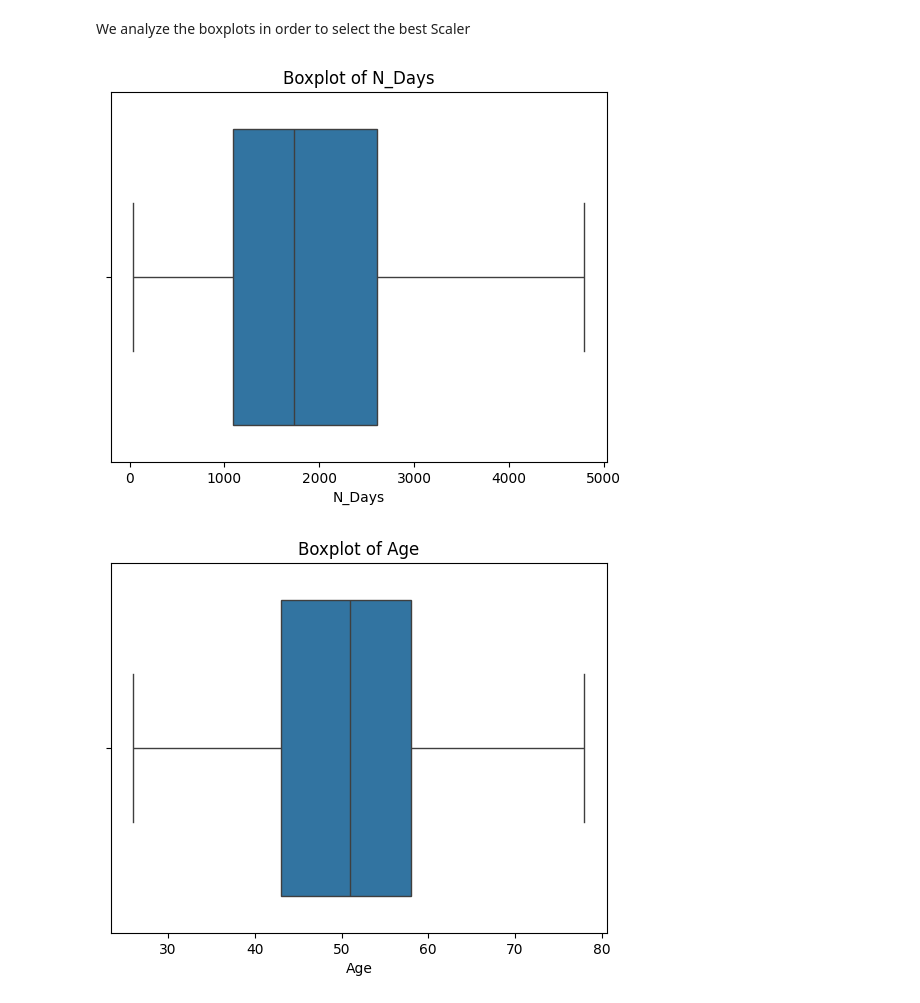
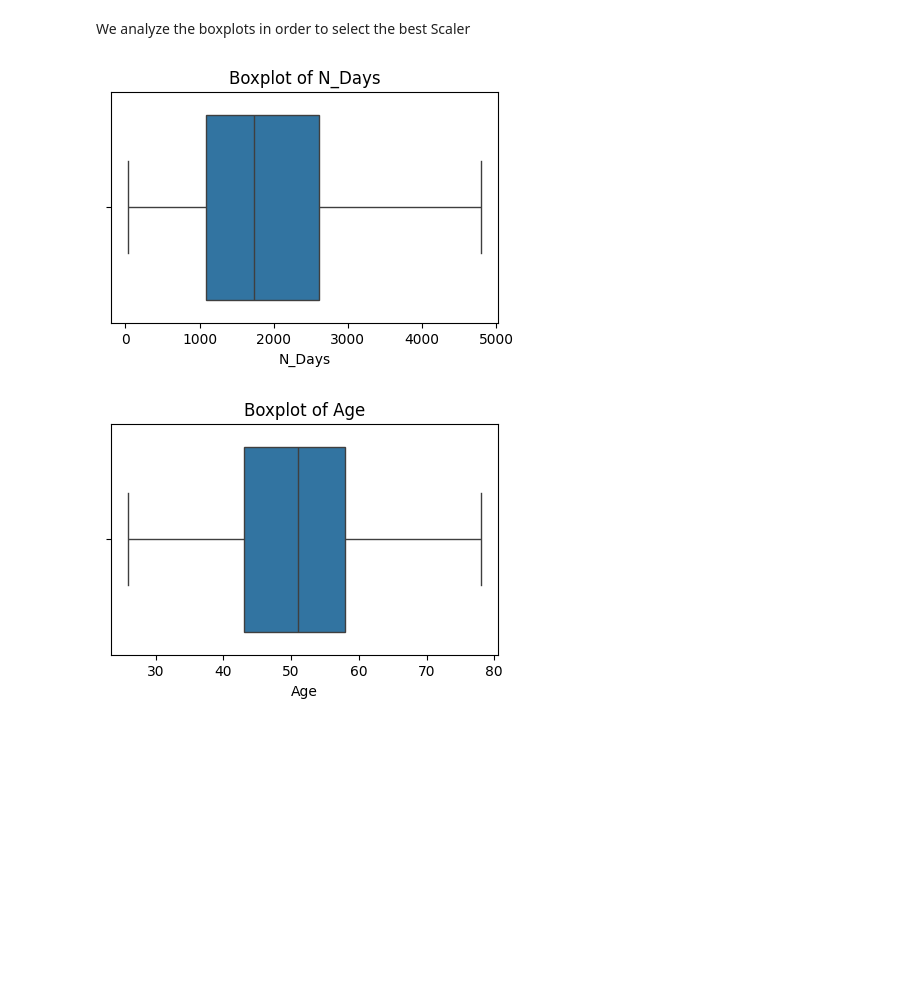
Before and after one commit to cletopellegrino/Cirrhosis-Survival-Prediction-2.0, a Jupyter notebook: EDA.ipynb, the cells around one changed output. Drawn from its saved outputs; the diff is of its cells as text; code cells hidden in the pictures; blank space fills up the shorter version.

```diff
--- a/EDA.ipynb
+++ b/EDA.ipynb
@@ -130,12 +129,11 @@ We analyze the boxplots in order to select the best Scaler
 # %%
 numeric_columns = df.select_dtypes(include=['float64'])
 
-figsize = (6, 4)
 for column in numeric_columns.columns:
-    plt.figure()
+    plt.figure(figsize=(5, 3))
     sns.boxplot(x=df[column])
     plt.title(f'Boxplot of {column}')
     plt.show()
 # %% [output]
-[figure, old version]
+[figure, new version]
-[figure, old version]
+[figure, new version]
```
Also changed, not shown: parts of 4 cells of this notebook, 14 other files.
